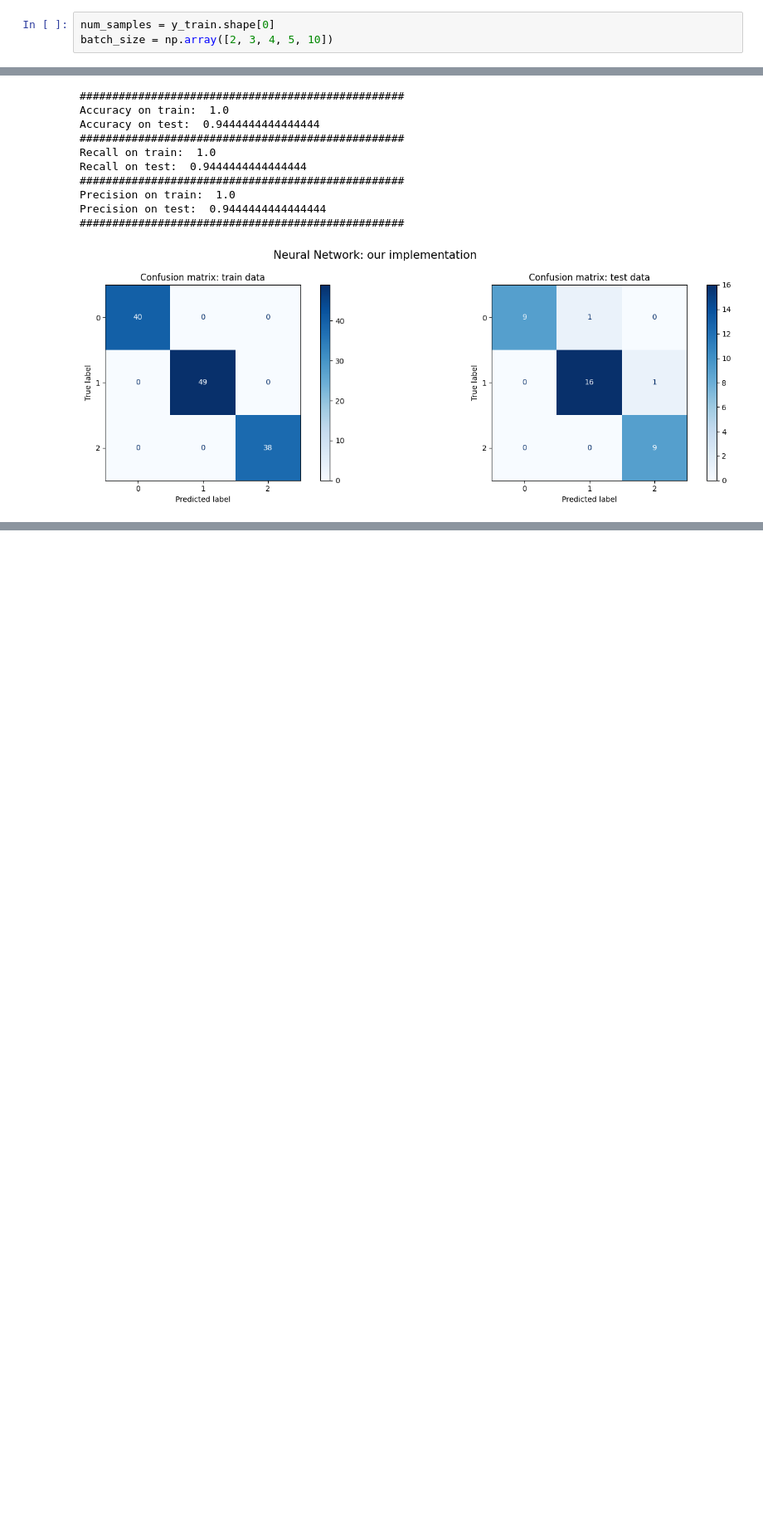
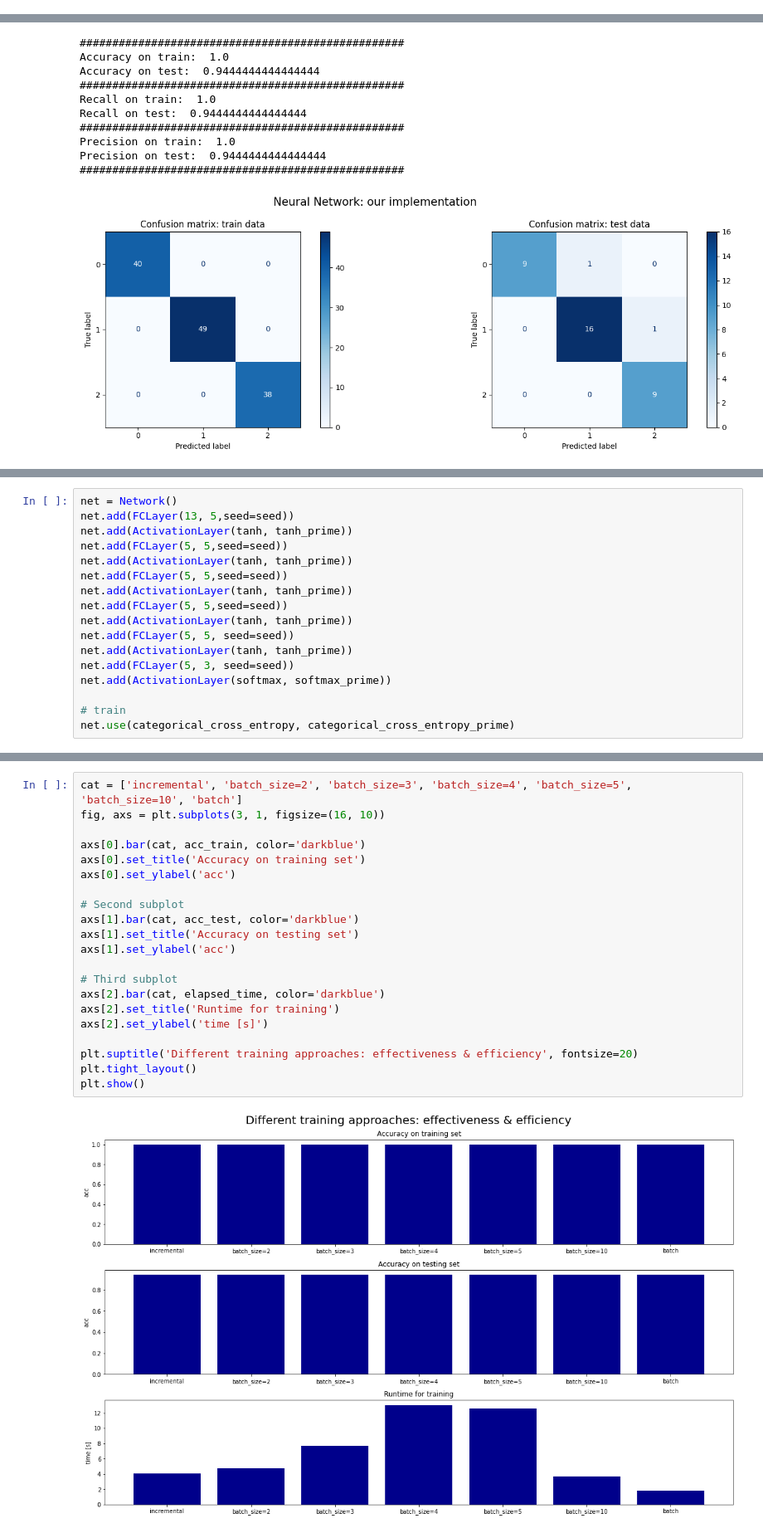
Before and after one commit to nadiaverdha/MachineLearningEx2, a Jupyter notebook: Ex2_wine.ipynb, the cells around one changed output, grey strips where cells are left out. Shown: that part at 83% size. Saved outputs shown, nothing was run; the diff lists cells and outputs as text; blank space fills up the shorter version.

Commit message:
effectiveness & efficiency comparison added

```diff
--- a/Ex2_wine.ipynb
+++ b/Ex2_wine.ipynb
@@ -534,6 +532,3 @@ net.plot_error_curve(err_vect)
-# %%
-num_samples = y_train.shape[0]
-batch_size = np.array([2, 3, 4, 5, 10])
 # %% [markdown]
 ### Regularization with Ridge
 
@@ -707,0 +705,17 @@ Precision on test:  0.9444444444444444
+# %%
+net = Network()
+net.add(FCLayer(13, 5,seed=seed))
+net.add(ActivationLayer(tanh, tanh_prime))
+net.add(FCLayer(5, 5,seed=seed))
+net.add(ActivationLayer(tanh, tanh_prime))
+net.add(FCLayer(5, 5,seed=seed))
+net.add(ActivationLayer(tanh, tanh_prime))
+net.add(FCLayer(5, 5,seed=seed))
+net.add(ActivationLayer(tanh, tanh_prime))
+net.add(FCLayer(5, 5, seed=seed))
+net.add(ActivationLayer(tanh, tanh_prime))
+net.add(FCLayer(5, 3, seed=seed))
+net.add(ActivationLayer(softmax, softmax_prime))
+
+# train
+net.use(categorical_cross_entropy, categorical_cross_entropy_prime)
@@ -707,0 +759,23 @@ Precision on test:  0.9444444444444444
+# %%
+cat = ['incremental', 'batch_size=2', 'batch_size=3', 'batch_size=4', 'batch_size=5', 'batch_size=10', 'batch']
+fig, axs = plt.subplots(3, 1, figsize=(16, 10))
+
+axs[0].bar(cat, acc_train, color='darkblue')
+axs[0].set_title('Accuracy on training set')
+axs[0].set_ylabel('acc')
+
+# Second subplot
+axs[1].bar(cat, acc_test, color='darkblue')
+axs[1].set_title('Accuracy on testing set')
+axs[1].set_ylabel('acc')
+
+# Third subplot
+axs[2].bar(cat, elapsed_time, color='darkblue')
+axs[2].set_title('Runtime for training')
+axs[2].set_ylabel('time [s]')
+
+plt.suptitle('Different training approaches: effectiveness & efficiency', fontsize=20)
+plt.tight_layout()
+plt.show()
+# %% [output]
+[figure, added]
```
Also changed, not shown: parts of 4 cells of this notebook, 1 other file.
